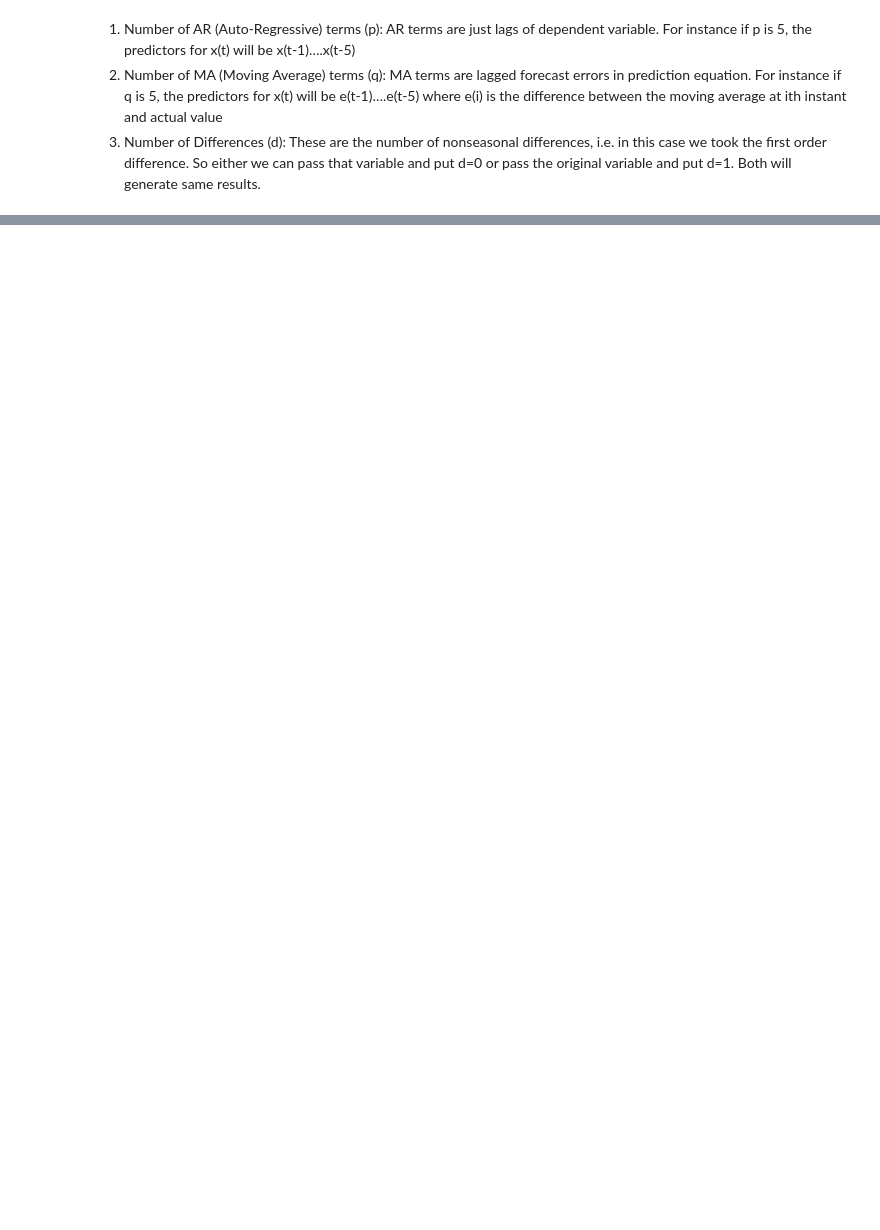
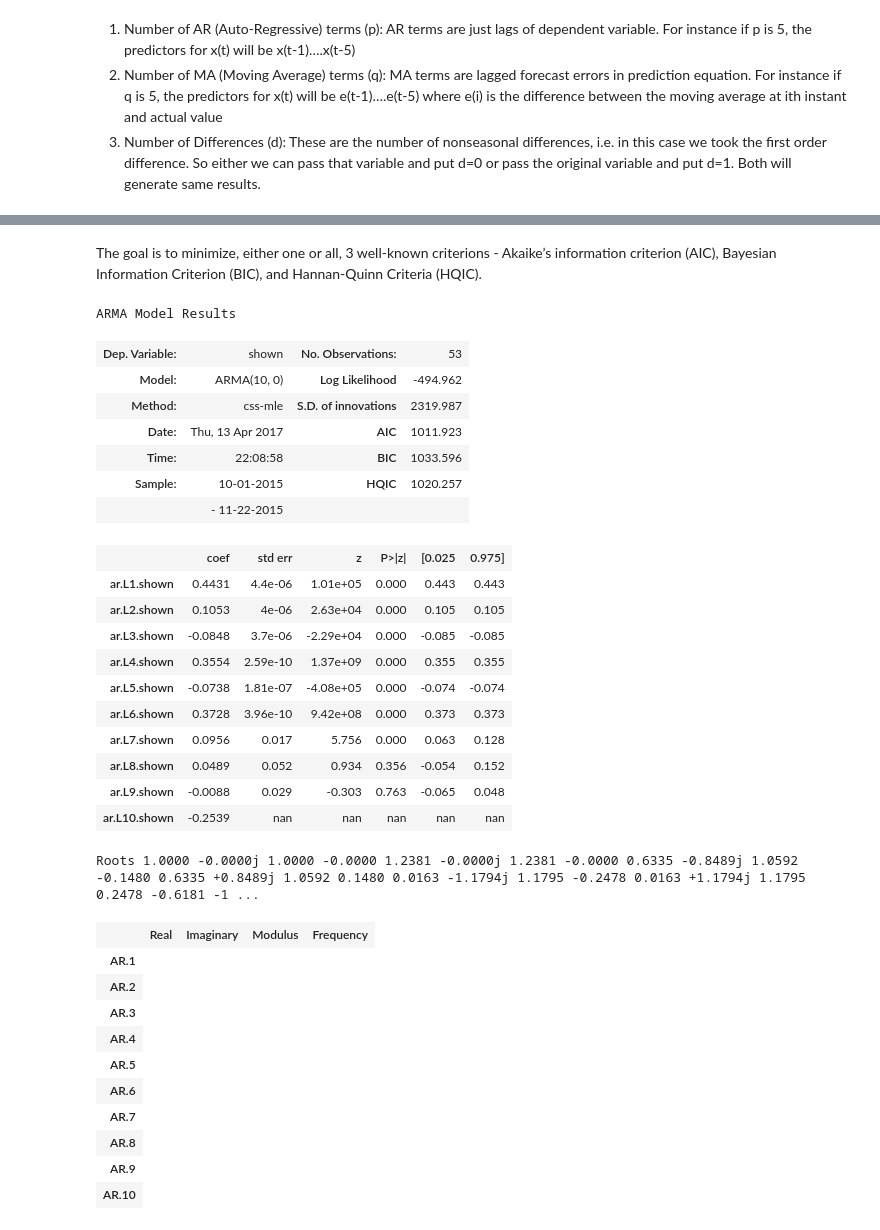
Before and after one commit to pappakrishnan/Ads-Analysis, a Jupyter notebook: Ads Analysis.ipynb, the cells around one changed output, grey strips where cells are left out. Saved outputs shown, nothing was run; the diff lists cells and outputs as text; code cells hidden in the pictures; blank space fills up the shorter version.

```diff
--- a/Ads Analysis.ipynb
+++ b/Ads Analysis.ipynb
@@ -1240,0 +1329,36 @@ ARMA_residuals.cov_params()
+# %% [markdown]
+The goal is to minimize, either one or all, 3 well-known criterions - Akaike’s information criterion (AIC), Bayesian Information Criterion (BIC), and Hannan-Quinn Criteria (HQIC).
+# %%
+ARMA_model.summary()
+# %% [output]
+ARMA Model Results
+| Dep. Variable: | shown | No. Observations: | 53 |
+| Model: | ARMA(10, 0) | Log Likelihood | -494.962 |
+| Method: | css-mle | S.D. of innovations | 2319.987 |
+| Date: | Thu, 13 Apr 2017 | AIC | 1011.923 |
+| Time: | 22:08:58 | BIC | 1033.596 |
+| Sample: | 10-01-2015 | HQIC | 1020.257 |
+|  | - 11-22-2015 |  |  |
+|  | coef | std err | z | P>|z| | [0.025 | 0.975] |
+| ar.L1.shown | 0.4431 | 4.4e-06 | 1.01e+05 | 0.000 | 0.443 | 0.443 |
+| ar.L2.shown | 0.1053 | 4e-06 | 2.63e+04 | 0.000 | 0.105 | 0.105 |
+| ar.L3.shown | -0.0848 | 3.7e-06 | -2.29e+04 | 0.000 | -0.085 | -0.085 |
+| ar.L4.shown | 0.3554 | 2.59e-10 | 1.37e+09 | 0.000 | 0.355 | 0.355 |
+| ar.L5.shown | -0.0738 | 1.81e-07 | -4.08e+05 | 0.000 | -0.074 | -0.074 |
+| ar.L6.shown | 0.3728 | 3.96e-10 | 9.42e+08 | 0.000 | 0.373 | 0.373 |
+| ar.L7.shown | 0.0956 | 0.017 | 5.756 | 0.000 | 0.063 | 0.128 |
+| ar.L8.shown | 0.0489 | 0.052 | 0.934 | 0.356 | -0.054 | 0.152 |
+| ar.L9.shown | -0.0088 | 0.029 | -0.303 | 0.763 | -0.065 | 0.048 |
+| ar.L10.shown | -0.2539 | nan | nan | nan | nan | nan |
+Roots 1.0000 -0.0000j 1.0000 -0.0000 1.2381 -0.0000j 1.2381 -0.0000 0.6335 -0.8489j 1.0592 -0.1480 0.6335 +0.8489j 1.0592 0.1480 0.0163 -1.1794j 1.1795 -0.2478 0.0163 +1.1794j 1.1795 0.2478 -0.6181 -1 ...
+|  | Real | Imaginary | Modulus | Frequency |
+| AR.1 |
+| AR.2 |
+| AR.3 |
+| AR.4 |
+| AR.5 |
+| AR.6 |
+| AR.7 |
+| AR.8 |
+| AR.9 |
+| AR.10 |
```
Also changed, not shown: parts of 70 cells of this notebook.
